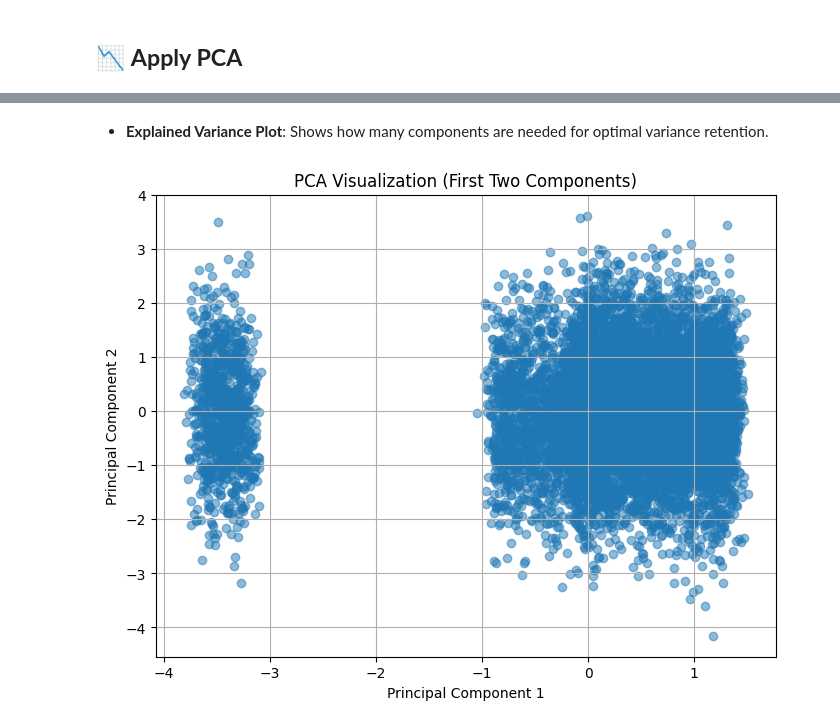
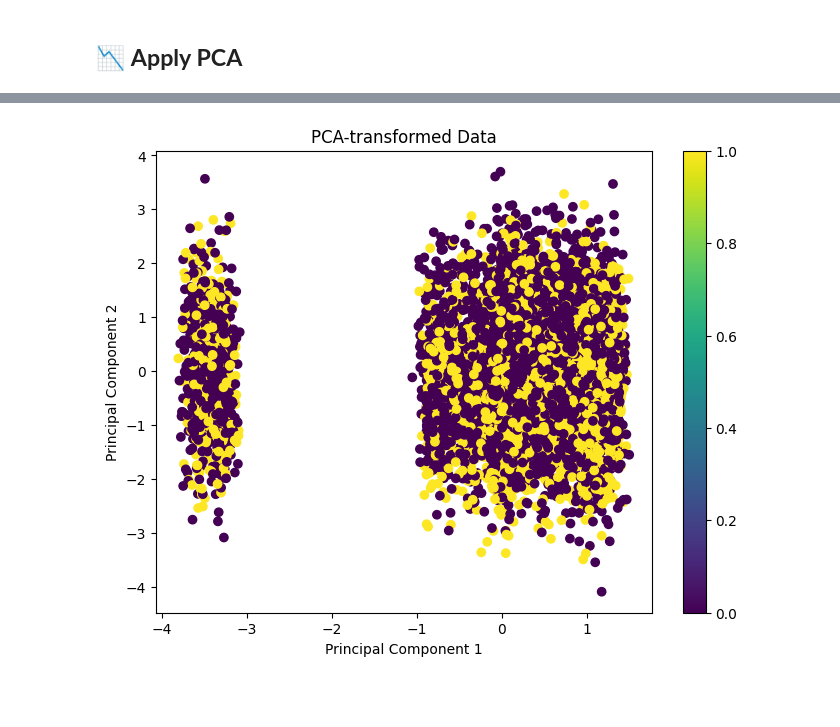
Before and after one commit to guppynib/group3-project2-03062025, a Jupyter notebook: PCA/PCA.ipynb, the cells around one changed output, grey strips where cells are left out. Saved outputs shown, nothing was run; the diff lists cells and outputs as text; code cells hidden in the pictures; blank space fills up the shorter version.

```diff
--- a/PCA/PCA.ipynb
+++ b/PCA/PCA.ipynb
@@ -111,12 +96,9 @@ df_cleaned.head()
 | 4 | 66 | 0 | 318 | 93 | 1 | 1 | 1 | 1 | ... |
 5 rows × 23 columns
 # %%
-# Separate features and target variable
-target = "Heart Attack Risk"
-if target in df_cleaned.columns:
-    features = df_cleaned.drop(columns=[target])
-else:
-    features = df_cleaned.copy()
+# Separate features & target
+features = df_cleaned.drop(columns=["Heart Attack Risk"])
+target = df_cleaned["Heart Attack Risk"]
 
 features.head()
 # %% [output]
@@ -132,4 +123,4 @@ features.head()
 # %%
 # Standardize the Features
 scaler = StandardScaler()
-features_scaled = scaler.fit_transform(features)
+scaled_data = scaler.fit_transform(df_cleaned)
@@ -212,13 +133,16 @@ plt.show()
-# %% [markdown]
-- **Explained Variance Plot**: Shows how many components are needed for optimal variance retention.
 # %%
-# Scatter plot of first two principal components
+# Apply PCA to analyze variance retention
+pca = PCA(n_components=2)  # Reduce to 2 dimensions for visualization
+pca_transformed = pca.fit_transform(scaled_data)
+
+
+# Plot the PCA-transformed data
 plt.figure(figsize=(8, 6))
-plt.scatter(df_pca["PC1"], df_pca["PC2"], alpha=0.5)
-plt.xlabel("Principal Component 1")
-plt.ylabel("Principal Component 2")
-plt.title("PCA Visualization (First Two Components)")
-plt.grid()
+plt.scatter(pca_transformed[:, 0], pca_transformed[:, 1], c=target, cmap='viridis')
+plt.xlabel('Principal Component 1')
+plt.ylabel('Principal Component 2')
+plt.title('PCA-transformed Data')
+plt.colorbar()
 plt.show()
 # %% [output]
-[figure, old version]
+[figure, new version]
```
Also changed, not shown: parts of 26 cells of this notebook.
